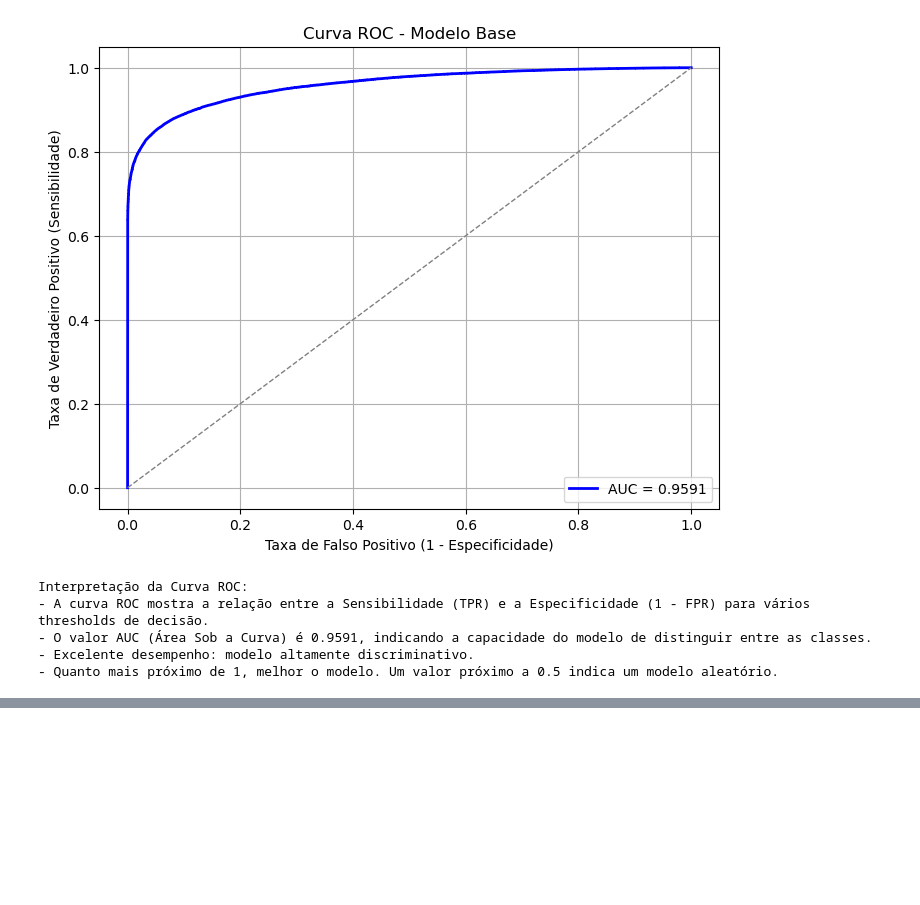
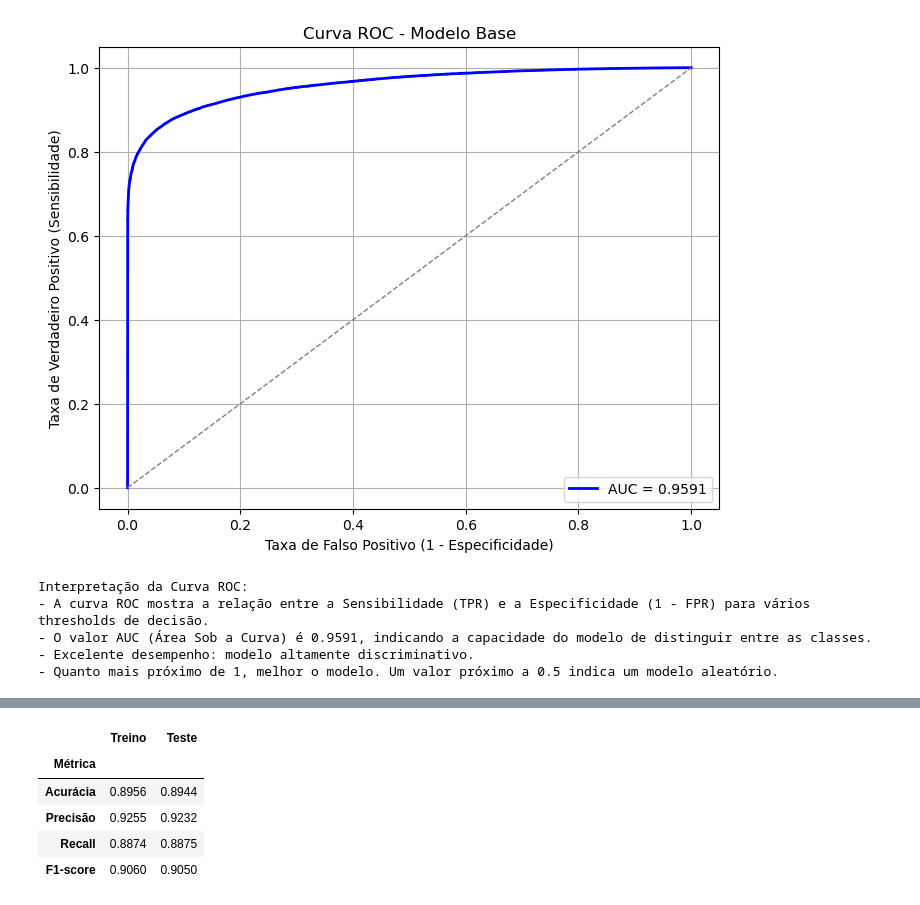
Before and after one commit to jonathasoliv/TCC_Modelagem_Preditiva_Cancelamentos, a Jupyter notebook: Regressao_Logistica/Regressão_Logistica.ipynb, the cells around one changed output, grey strips where cells are left out. Saved outputs shown, nothing was run; the diff lists cells and outputs as text; code cells hidden in the pictures; blank space fills up the shorter version.

```diff
--- a/Regressao_Logistica/Regressão_Logistica.ipynb
+++ b/Regressao_Logistica/Regressão_Logistica.ipynb
@@ -194,49 +211,32 @@ Roc_auc    - Média: 0.9596, Desvio: 0.0007, IC 95%: (0.9587, 0.9605)
 # %%
-from sklearn.metrics import classification_report
 
-# Previsões no treino e teste
-y_pred_train = modelo_logistico.predict(X_treino)
-y_pred_teste = modelo_logistico.predict(X_teste)
+# Avaliação no conjunto de treino
+y_pred_treino_rl = modelo_logistico.predict(X_treino)
 
-print("\nAvaliação no Conjunto de TREINO - Modelo Base:")
-print(f"Acurácia:    {accuracy_score(y_treino, y_pred_train):.4f}")
-print(f"Precisão:    {precision_score(y_treino, y_pred_train, zero_division=0):.4f}")
-print(f"Recall:      {recall_score(y_treino, y_pred_train, zero_division=0):.4f}")
-print(f"F1-score:    {f1_score(y_treino, y_pred_train, zero_division=0):.4f}")
+metricas_treino_rl = {
+    'Acurácia': accuracy_score(y_treino, y_pred_treino_rl),
+    'Precisão': precision_score(y_treino, y_pred_treino_rl),
+    'Recall': recall_score(y_treino, y_pred_treino_rl),
+    'F1-score': f1_score(y_treino, y_pred_treino_rl)
+}
 
-print("\nRelatório Completo (por classe):")
-print(classification_report(y_treino, y_pred_train, zero_division=0))
+# Avaliação no conjunto de teste
+y_pred_teste_rl = modelo_logistico.predict(X_teste)
 
-# Calcula as métricas no treino
-acc_train = accuracy_score(y_treino, y_pred_train)
-prec_train = precision_score(y_treino, y_pred_train, zero_division=0)
-rec_train = recall_score(y_treino, y_pred_train, zero_division=0)
-f1_train = f1_score(y_treino, y_pred_train, zero_division=0)
+resultados_rl = {
+    'Acurácia': accuracy_score(y_teste, y_pred_teste_rl),
+    'Precisão': precision_score(y_teste, y_pred_teste_rl),
+    'Recall': recall_score(y_teste, y_pred_teste_rl),
+    'F1-score': f1_score(y_teste, y_pred_teste_rl)
+}
 
-# Calcula as métricas no teste
-acc_test = accuracy_score(y_teste, y_pred_teste)
-prec_test = precision_score(y_teste, y_pred_teste, zero_division=0)
-rec_test = recall_score(y_teste, y_pred_teste, zero_division=0)
-f1_test = f1_score(y_teste, y_pred_teste, zero_division=0)
+# Comparação treino vs teste
+df_comparacao_rl = pd.DataFrame({
+    'Métrica': list(metricas_treino_rl.keys()),
+    'Treino': [round(metricas_treino_rl[m], 4) for m in metricas_treino_rl],
+    'Teste': [round(resultados_rl[m], 4) for m in resultados_rl]
+}).set_index('Métrica')
 
-print("\nComparação das Métricas - Treino x Teste:")
-print(f"{'Métrica':<10} {'Treino':>10} {'Teste':>10} {'Diferença':>12}")
-print("-" * 40)
-for nome, tr, ts in zip(
-    ["Acurácia", "Precisão", "Recall", "F1-score"],
-    [acc_train, prec_train, rec_train, f1_train],
-    [acc_test, prec_test, rec_test, f1_test],
-):
-    diff = tr - ts
-    print(f"{nome:<10} {tr:10.4f} {ts:10.4f} {diff:12.4f}")
-
-limite_diff = 0.1  # ajuste conforme necessidade
-
-if any(abs(tr - ts) > limite_diff for tr, ts in zip(
-    [acc_train, prec_train, rec_train, f1_train],
-    [acc_test, prec_test, rec_test, f1_test],
-)):
-    print("\n ATENÇÃO: Diferença alta entre treino e teste pode indicar OVERFITTING.")
-else:
-    print("\n Modelo aparentemente generaliza bem entre treino e teste.")
+# Exibir
+display(df_comparacao_rl)
 # %% [output]
@@ -260 +243,7 @@ F1-score       0.9060     0.9050       0.0010
+|  | Treino | Teste |
+| Métrica |  |  |
+| Acurácia | 0.8956 | 0.8944 |
+| Precisão | 0.9255 | 0.9232 |
+| Recall | 0.8874 | 0.8875 |
+| F1-score | 0.9060 | 0.9050 |
 # %% [markdown]
```
Also changed, not shown: parts of 17 cells of this notebook.
